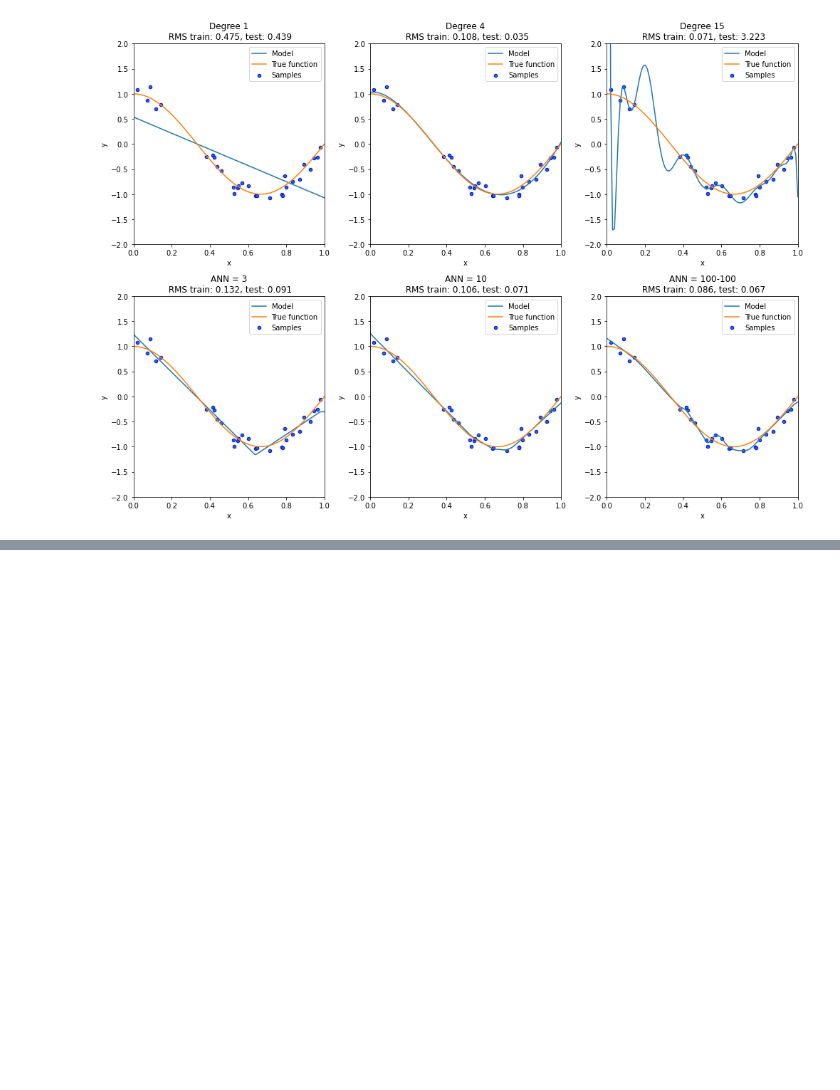
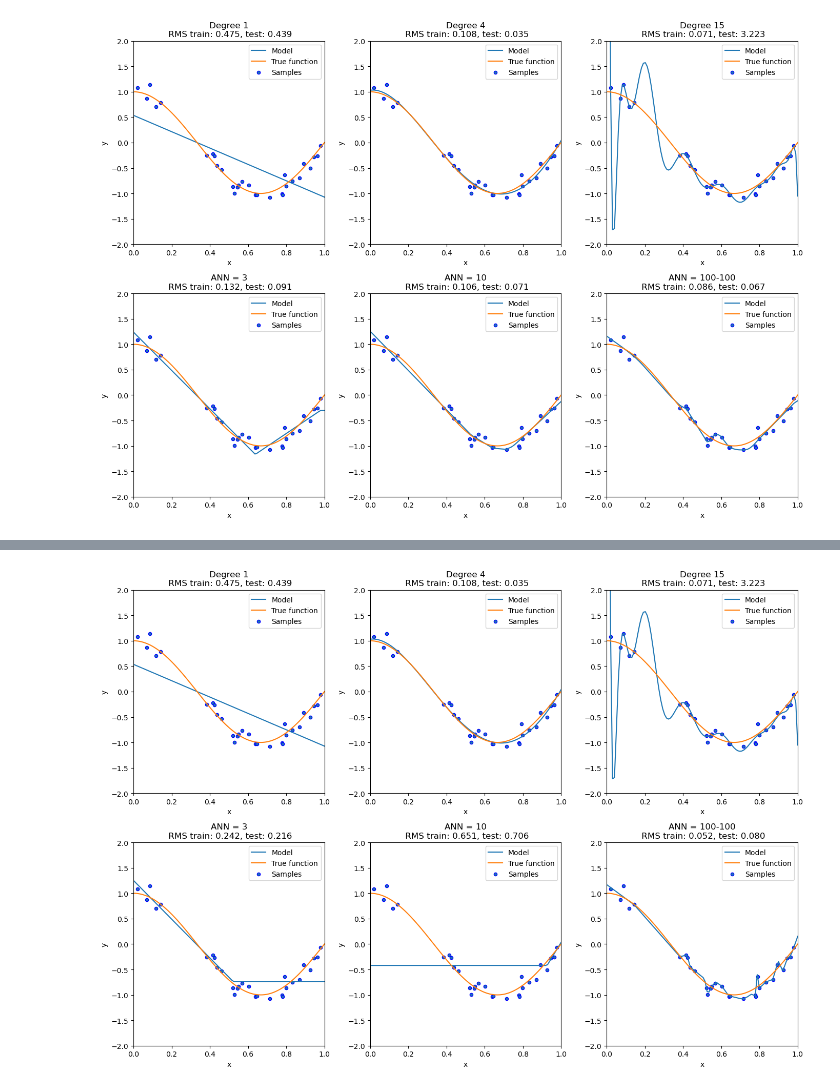
Before and after one commit to Morisset/AI4neb, a Jupyter notebook: docs/ComparePolynom.ipynb, the cells around one changed output, grey strips where cells are left out. Saved outputs shown, nothing was run; the diff lists cells and outputs as text; code cells hidden in the pictures; blank space fills up the shorter version.

```diff
--- a/docs/ComparePolynom.ipynb
+++ b/docs/ComparePolynom.ipynb
@@ -457,3 +473,68 @@ for i in range(len(hidden_layer_sizes_set)):
 f.tight_layout()
 # %% [output]
 [figure]
+# %%
+f, axes = plt.subplots(2, 3, figsize=(14, 10))
+
+degrees = [1, 4, 15]
+for i in range(len(degrees)):
+    ax = axes[0,i]
+
+    scaleit=True
+    RM = ai4neb.manage_RM(RM_type='Poly', X_train=X_train, y_train=y_train_true, scaling=scaleit,
+                      verbose=False, random_seed=10)
+    RM.init_RM(degree=degrees[i])
+    RM.train_RM()
+    RM.set_test(X_train)
+    RM.predict()
+    y_train = RM.pred
+    RM.set_test(X_test)
+    RM.predict()
+    y_test = RM.pred
+    rms_train = np.sqrt(mean_squared_error(y_train, y_train_true))
+    rms_test = np.sqrt(mean_squared_error(y_test, y_test_true))
+
+
+    ax.plot(X_test, y_test, label="Model")
+    ax.plot(X_test, y_test_true, label="True function")
+    ax.scatter(X, y, edgecolor='b', s=20, label="Samples")
+    ax.set_xlabel("x")
+    ax.set_ylabel("y")
+    ax.set_xlim((0, 1))
+    ax.set_ylim((-2, 2))
+    ax.legend(loc="best")
+    ax.set_title("Degree {}\n RMS train: {:.3f}, test: {:.3f}".format( degrees[i],
+                 rms_train, rms_test))
+
+hidden_layer_sizes_set = ( (3,), (10,), (100, 100))
+hidden_layer_sizes_strs = ('3', '10', '100-100')
+for i in range(len(hidden_layer_sizes_set)):
+    scaleit=True
+    RM = ai4neb.manage_RM(RM_type='K_ANN', X_train=X_train, y_train=y_train_true, scaling=scaleit,
+                      verbose=False, random_seed=10)
+    RM.init_RM(hidden_layer_sizes=hidden_layer_sizes_set[i],
+               epochs = 10000,
+               activation='relu',
+               solver='adam')
+    RM.train_RM()
+    RM.set_test(X_train)
+    RM.predict()
+    y_train = RM.pred
+    RM.set_test(X_test)
+    RM.predict()
+    y_test = RM.pred
+    rms_train = np.sqrt(mean_squared_error(y_train, y_train_true))
+    rms_test = np.sqrt(mean_squared_error(y_test, y_test_true))
+    ax = axes[1,i]
+    ax.plot(X_test, y_test, label="Model")
+    ax.plot(X_test, y_test_true, label="True function")
+    ax.scatter(X, y, edgecolor='b', s=20, label="Samples")
+    ax.set_xlabel("x")
+    ax.set_ylabel("y")
+    ax.set_xlim((0, 1))
+    ax.set_ylim((-2, 2))
+    ax.legend(loc="best")
+    ax.set_title("ANN = {}\n RMS train: {:.3f}, test: {:.3f}".format(hidden_layer_sizes_strs[i],
+                 rms_train, rms_test))
+f.tight_layout()
+# %% [output]
@@ -459,0 +550 @@ f.tight_layout()
+[figure, added]
```
Also changed, not shown: parts of 7 cells of this notebook.
